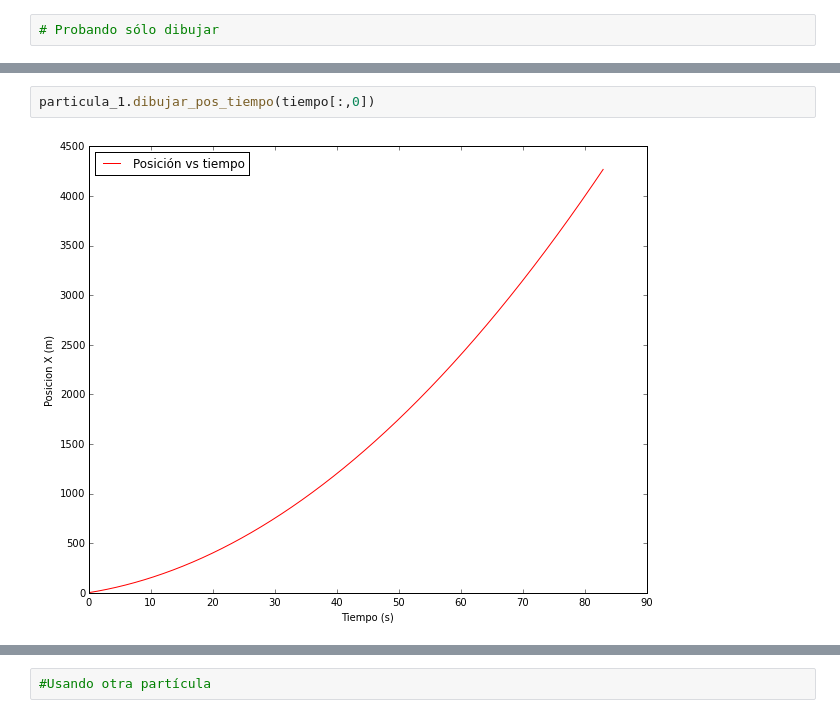
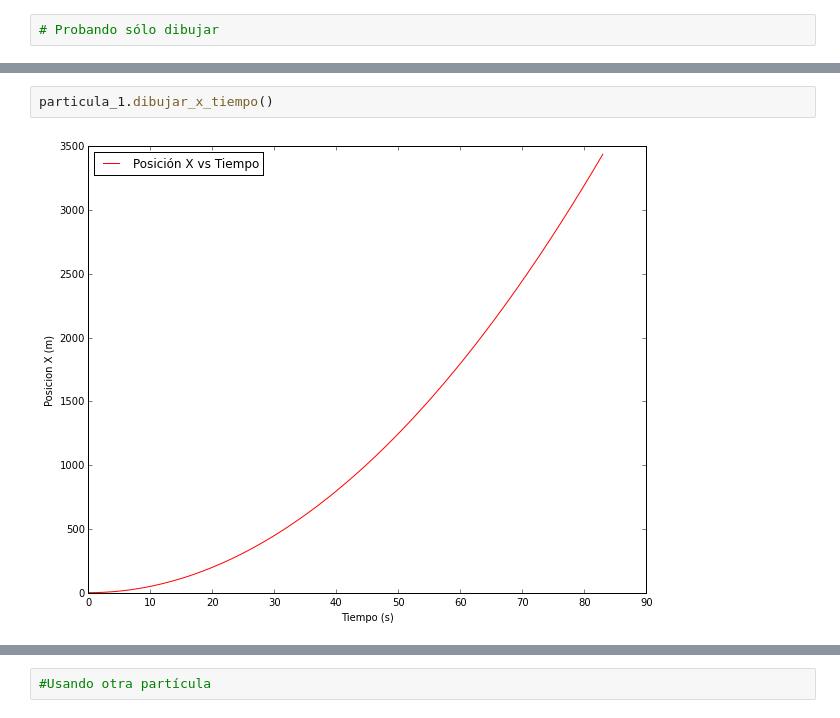
Before and after one commit to AzulGarza/proyecto-mate-compu, a Jupyter notebook: proyecto/N_cuerpos.ipynb, the cells around one changed output, grey strips where cells are left out. Cells and saved outputs as stored; diff of their text form.

```diff
--- a/proyecto/N_cuerpos.ipynb
+++ b/proyecto/N_cuerpos.ipynb
@@ -139,4 +148,4 @@ particula_1.dibujar()
-# %%
-particula_1.dibujar_pos_tiempo(tiempo[:,0])
-# %% [output]
-[figure, removed]
+# %%
+particula_1.dibujar_x_tiempo()
+# %% [output]
+[figure, added]
```
Also changed, not shown: parts of 17 cells of this notebook.
